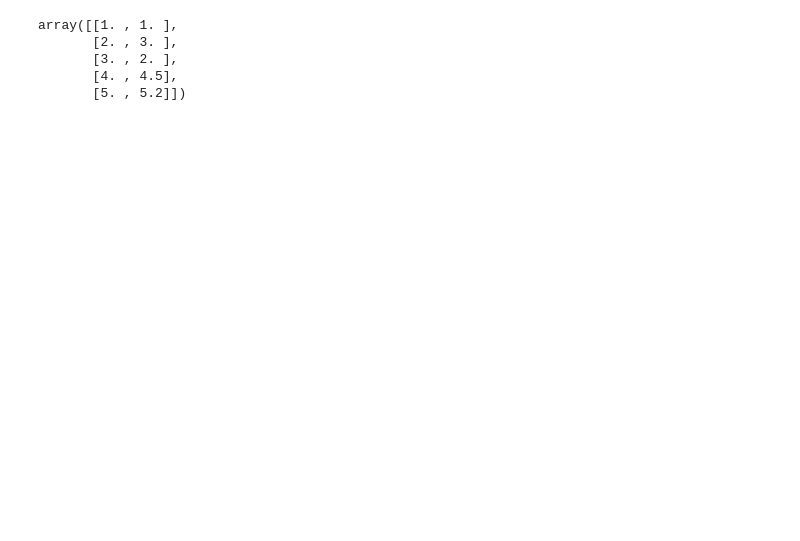
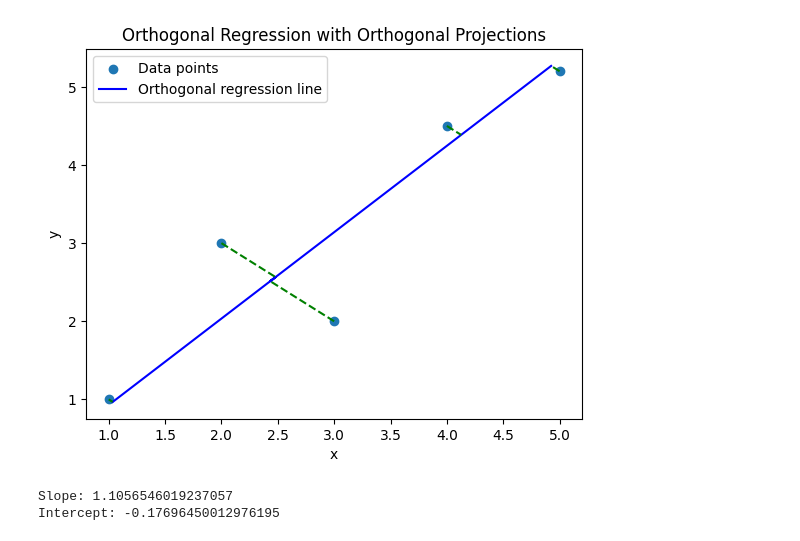
Before and after one commit to garfield-gray/Optimization, a Jupyter notebook: Convex/Orthogonal_Regression.ipynb, the cells around one changed output. Drawn from its saved outputs; the diff is of its cells as text; code cells hidden in the pictures; blank space fills up the shorter version.

```diff
--- a/Convex/Orthogonal_Regression.ipynb
+++ b/Convex/Orthogonal_Regression.ipynb
@@ -7,0 +11,40 @@ import numpy.linalg as la
+# %%
+
+
+def orthogonal_regression(data, plot=False):
+
+
+    x = data[:, 0]
+    y = data[:, 1]
+
+
+    def orthogonal_distance(params, x, y):
+        m, c = params
+        distances = (y - m * x - c)**2 / (1 + m**2)
+        return np.sum(distances)
+
+
+    initial_guess = [1, 0]
+
+
+    result = minimize(orthogonal_distance, initial_guess, args=(x, y))
+    m, c = result.x
+    if plot == True:
+
+        x_proj = (x + m * (y - c)) / (1 + m**2)
+        y_proj = m * x_proj + c
+
+
+        plt.scatter(x, y, label='Data points')
+        plt.plot(x_proj, y_proj, 'b-', label='Orthogonal regression line')
+
+        for i in range(len(x)):
+            plt.plot([x[i], x_proj[i]], [y[i], y_proj[i]], 'g--')
+
+        plt.xlabel('x')
+        plt.ylabel('y')
+        plt.legend()
+        plt.title('Orthogonal Regression with Orthogonal Projections')
+        plt.show()
+
+    return m, c
@@ -32,11 +77,11 @@ data2 = np.array([
     [9, 13],
     [10, 15]
 ])
-# %%
-data1
-# %% [output]
-array([[1. , 1. ],
-       [2. , 3. ],
-       [3. , 2. ],
-       [4. , 4.5],
-       [5. , 5.2]])
+# %%
+slope, intercept = orthogonal_regression(data1, True)
+print(f"Slope: {slope}")
+print(f"Intercept: {intercept}")
+# %% [output]
+[figure, added]
+Slope: 1.1056546019237057
+Intercept: -0.17696450012976195
```
Also changed, not shown: parts of 30 cells of this notebook.
